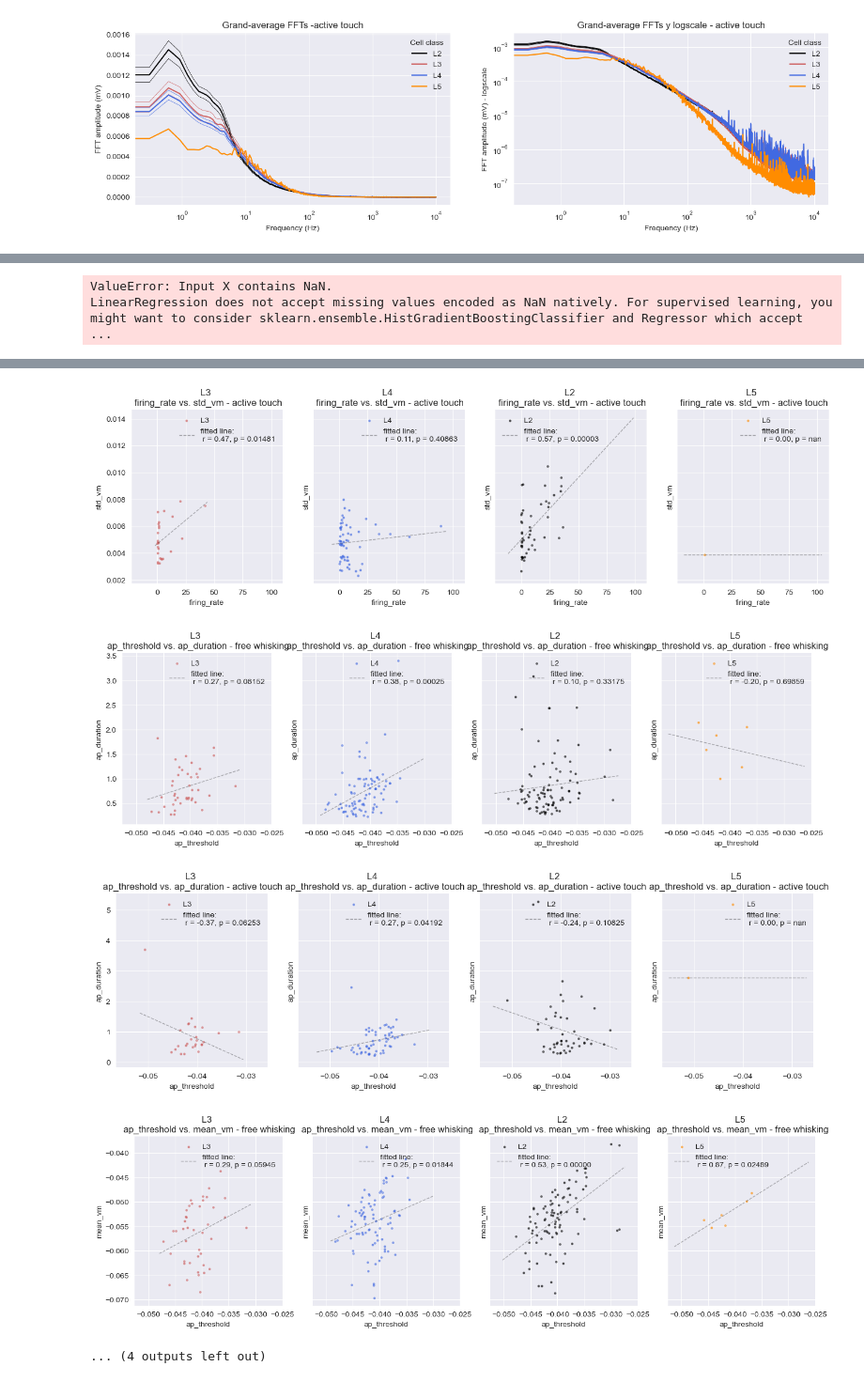
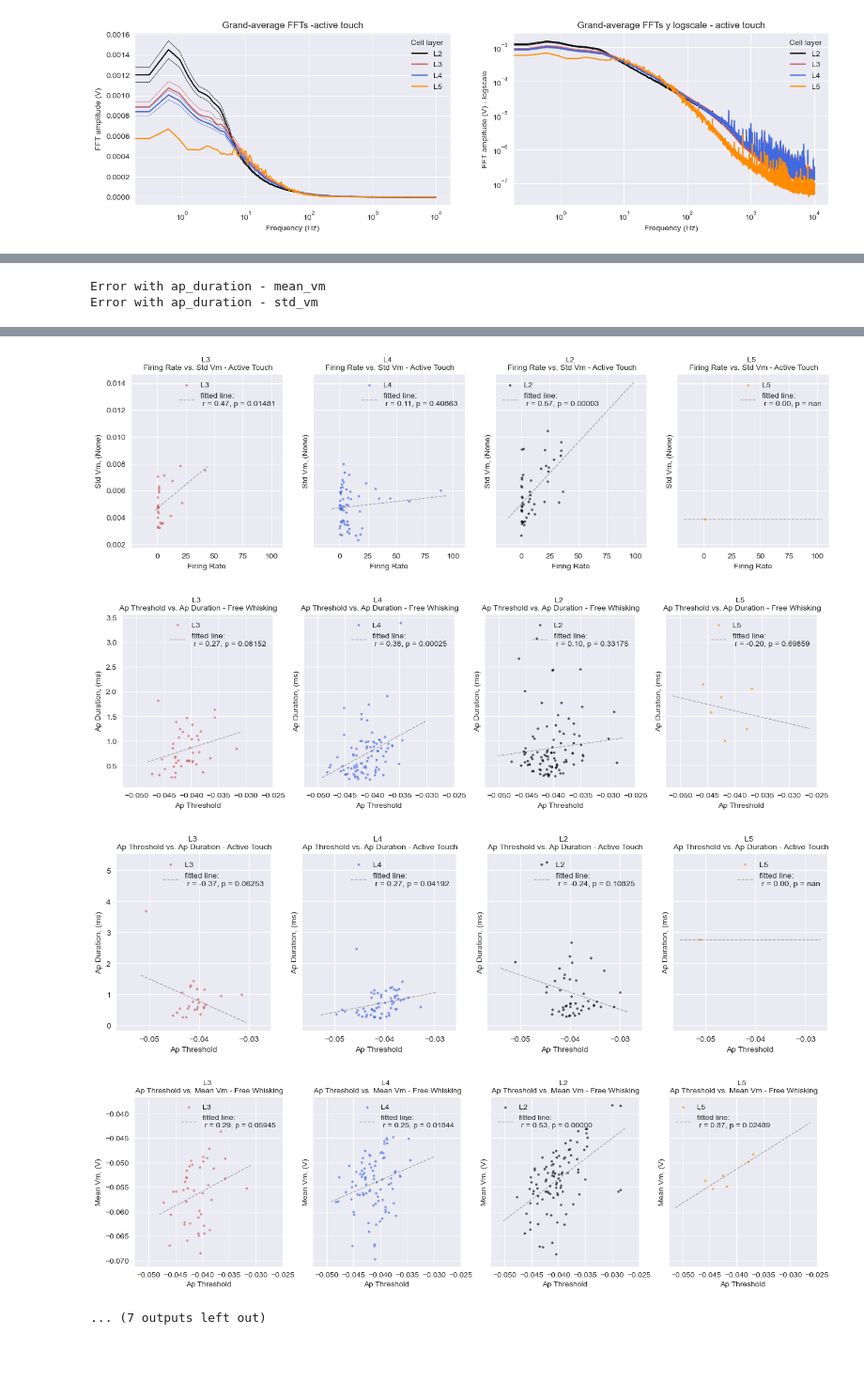
Before and after one commit to 2Tricky4u/bio482_miniproject, a Jupyter notebook: python/notebooks/Layer_cell_depth_dependency_analysis.ipynb, the cells around one changed output, grey strips where cells are left out. Shown at 94% size. Saved outputs shown, nothing was run; the diff lists cells and outputs as text; code cells hidden in the pictures; blank space fills up the shorter version.

```diff
--- a/python/notebooks/Layer_cell_depth_dependency_analysis.ipynb
+++ b/python/notebooks/Layer_cell_depth_dependency_analysis.ipynb
@@ -589,11 +618,11 @@ for i, c_layer in enumerate(cell_class_order_layer):
 
 for ax in axs:
     ax.set_xlabel('Frequency (Hz)')
-    ax.set_ylabel('FFT amplitude (mV)')
+    ax.set_ylabel('FFT amplitude (V)')
     ax.set_title('Grand-average FFTs - all cells')
     ax.legend(frameon=False, loc='upper right', title='Cell layer')
 axs[1].set_yscale("log")
-axs[1].set_ylabel('FFT amplitude (mV) - logscale')
+axs[1].set_ylabel('FFT amplitude (V) - logscale')
 ax.set_title('Grand-average FFTs y logscale - all cells')
 # %% [output]
 Text(0.5, 1.0, 'Grand-average FFTs y logscale - all cells')
@@ -613,11 +642,11 @@ for i, c_layer in enumerate(cell_class_order_layer):
 
 for ax in axs:
     ax.set_xlabel('Frequency (Hz)')
-    ax.set_ylabel('FFT amplitude (mV)')
+    ax.set_ylabel('FFT amplitude (V)')
     ax.set_title('Grand-average FFTs -%s' %part_analysed)
     ax.legend(frameon=False, loc='upper right', title='Cell layer')
 axs[1].set_yscale("log")
-axs[1].set_ylabel('FFT amplitude (mV) - logscale')
+axs[1].set_ylabel('FFT amplitude (V) - logscale')
 ax.set_title('Grand-average FFTs y logscale - %s' %part_analysed)
 # %% [output]
 Text(0.5, 1.0, 'Grand-average FFTs y logscale - free whisking')
@@ -639,11 +668,11 @@ for i, c_layer in enumerate(cell_class_order_layer):
 
 for ax in axs:
     ax.set_xlabel('Frequency (Hz)')
-    ax.set_ylabel('FFT amplitude (mV)')
+    ax.set_ylabel('FFT amplitude (V)')
     ax.set_title('Grand-average FFTs -%s' %part_analysed)
     ax.legend(frameon=False, loc='upper right', title='Cell layer')
 axs[1].set_yscale("log")
-axs[1].set_ylabel('FFT amplitude (mV) - logscale')
+axs[1].set_ylabel('FFT amplitude (V) - logscale')
 ax.set_title('Grand-average FFTs y logscale - %s' %part_analysed)
 # %% [output]
 Text(0.5, 1.0, 'Grand-average FFTs y logscale - active touch')
@@ -672,9 +701,9 @@ def plot_linreg1(result_dict_df, xlabel, ylabel):
                        label=layer)
 
             # Axes
-            ax.set_xlabel(xlabel)
-            ax.set_ylabel(ylabel)
-            ax.set_title('%s \n %s vs. %s - %s' %(layer,xlabel, ylabel, key))
+            ax.set_xlabel(make_title(xlabel))
+            ax.set_ylabel("%s, (%s)" %(make_title(ylabel), get_unit(ylabel)))
+            ax.set_title('%s \n %s vs. %s - %s' %(make_title(layer), make_title(xlabel), make_title(ylabel), make_title(key)), fontsize=10)
 
 
             # Fit linear regression model and plot regression line
@@ -711,7 +737,10 @@ from itertools import combinations
 interesting = ["firing_rate", "ap_threshold", "ap_duration", "mean_vm", "std_vm"]
 res = list(combinations(interesting, 2))
 for label1, label2 in res:
-    plot_linreg1(result_dict_df, label1, label2)
+    try:
+        plot_linreg1(result_dict_df, label1, label2)
+    except:
+        print("Error with %s - %s" %(label1, label2))
 # %% [output]
-ValueError: Input X contains NaN.
-LinearRegression does not accept missing values encoded as NaN natively. For supervised learning, you might want to consider sklearn.ensemble.HistGradientBoostingClassifier and Regressor which accept  ...
+Error with ap_duration - mean_vm
+Error with ap_duration - std_vm
@@ -725,5 +754,5 @@ LinearRegression does not accept missing values encoded as NaN natively. For sup
-[figure, old version]
+[figure, new version]
-[figure, old version]
+[figure, new version]
-[figure, old version]
+[figure, new version]
-[figure, old version]
+[figure, new version]
-... (4 outputs left out)
+... (7 outputs left out)
```
Also changed, not shown: parts of 11 cells of this notebook.
